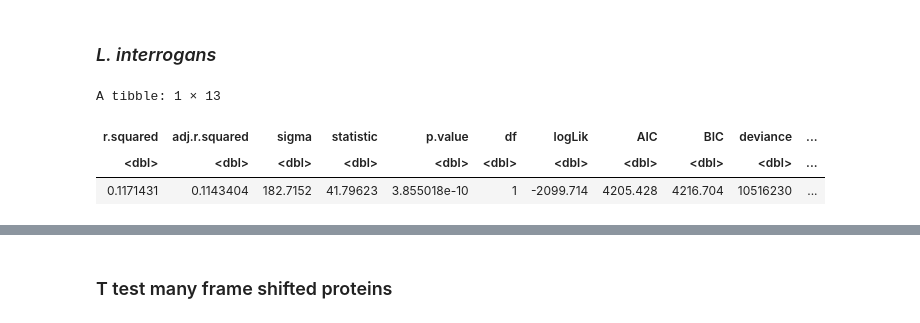
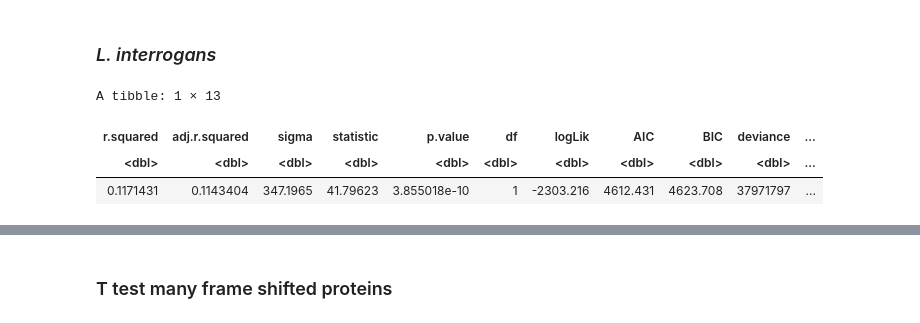
Before and after one commit to dib-lab/2021-panmers, a Jupyter notebook: notebooks/benchmark_panmers.ipynb, the cells around one changed output, grey strips where cells are left out. Cells and saved outputs as stored; diff of their text form; code cells hidden in the pictures.

```diff
--- a/notebooks/benchmark_panmers.ipynb
+++ b/notebooks/benchmark_panmers.ipynb
@@ -377,30 +376,33 @@ plot_params <- paste0("(", alpha, ", k=", ksize, ", scaled=", scaled, ")")
 # %%
 total_genes_per_genome <- rowSums(roary)
 total_mers_per_genome <- rowSums(mers)
 
 total_per_genome <- data.frame(total_genes_per_genome, total_mers_per_genome)
 
 total_per_genome <- total_per_genome %>%
   rownames_to_column("assembly_accession") %>%
   mutate(assembly_accession = stri_replace_last_fixed(assembly_accession, '_', '.')) %>%
   mutate(assembly_accession = gsub("gcf", "GCF", assembly_accession)) %>%
   mutate(assembly_accession = gsub("gca", "GCA", assembly_accession)) %>%
   mutate(assembly_accession_minus_version = gsub("\\.[1-9].*", "", assembly_accession)) %>%
   mutate(assembly_accession_minus_prefix = gsub("GC[FA]_", "", assembly_accession_minus_version)) %>%
   left_join(genbank, by = "assembly_accession_minus_prefix")
 
-lm_result <- lm(total_genes_per_genome ~ total_mers_per_genome, data = total_per_genome) %>%
+lm_result <- lm(total_mers_per_genome ~ total_genes_per_genome, data = total_per_genome) %>%
   glance() %>%
   mutate(species = species)
 
 r_squared <- round(lm_result$r.squared, digits = 2)
 p_value <- ifelse(lm_result$p.value > 0.001,
                   paste0("= ", round(lm_result$p.value, digits = 3)),
                   "< 0.001")
 
 lm_result
+
+lm_result_tidy <- lm(total_mers_per_genome ~ total_genes_per_genome, data = total_per_genome) %>%
+  tidy()
 # %% [output]
 A tibble: 1 × 13
 | r.squared | adj.r.squared | sigma | statistic | p.value | df | logLik | AIC | BIC | deviance | ... |
 | <dbl> | <dbl> | <dbl> | <dbl> | <dbl> | <dbl> | <dbl> | <dbl> | <dbl> | <dbl> | ... |
-| 0.1171431 | 0.1143404 | 182.7152 | 41.79623 | 3.855018e-10 | 1 | -2099.714 | 4205.428 | 4216.704 | 10516230 | ... |
+| 0.1171431 | 0.1143404 | 347.1965 | 41.79623 | 3.855018e-10 | 1 | -2303.216 | 4612.431 | 4623.708 | 37971797 | ... |
```
Also changed, not shown: parts of 11 cells of this notebook.
